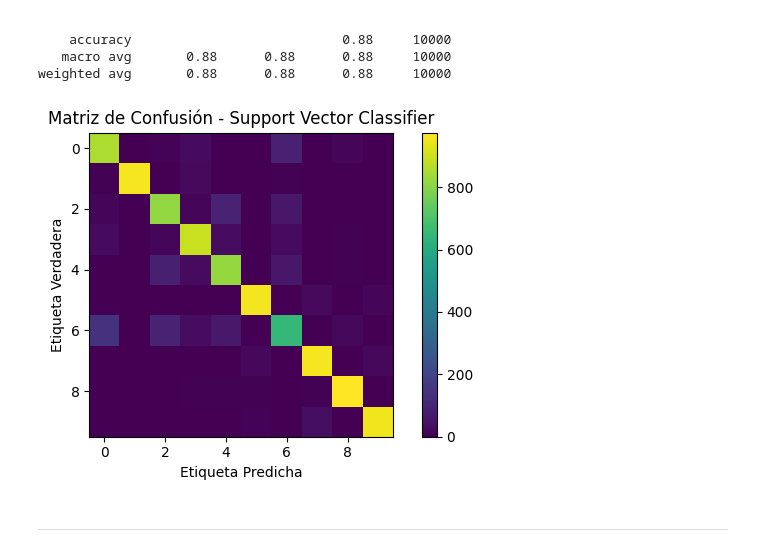
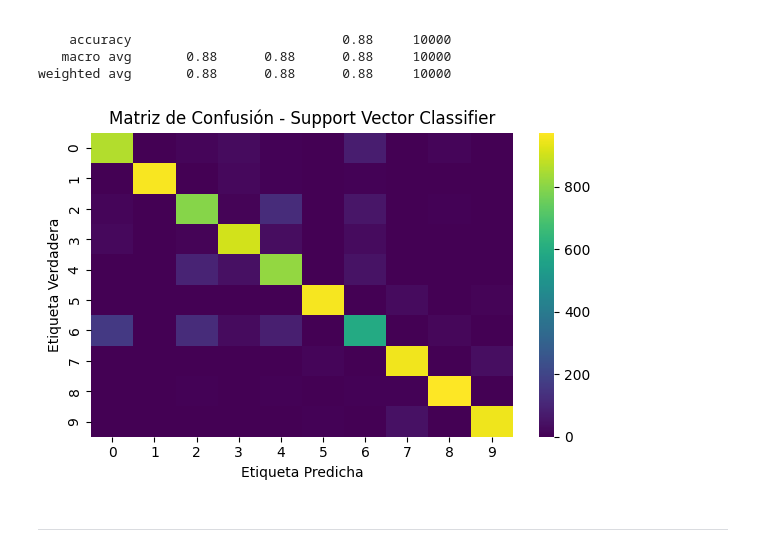
Before and after one commit to EstebanGomezVal/Proyecto1_ML, a Jupyter notebook: Lab_2.ipynb, the cells around one changed output. Drawn from its saved outputs; the diff is of its cells as text; code cells hidden in the pictures.

```diff
--- a/Lab_2.ipynb
+++ b/Lab_2.ipynb
@@ -150,5 +145,5 @@ svc.fit(X_train_scaled, y_train)
 # %% [output]
 SVC(gamma='auto', max_iter=10000, random_state=19)
 # %%
-y_pred = svc.predict(X_test_scaled)
+y_pred_svc = svc.predict(X_test_scaled)
 # %%
@@ -176,18 +171,17 @@ Reporte de SVC:
    macro avg       0.88      0.88      0.88     10000
 weighted avg       0.88      0.88      0.88     10000
 # %%
-confusion_mtx_svc = confusion_matrix(y_test, y_pred)
+confusion_mtx_svc = confusion_matrix(y_test, y_pred_svc)
 
 plt.figure(figsize=(6, 4))
-plt.imshow(confusion_mtx_svc)
+sns.heatmap(confusion_mtx_svc, cmap='viridis')
 plt.title('Matriz de Confusión - Support Vector Classifier')
 plt.xlabel('Etiqueta Predicha')
 plt.ylabel('Etiqueta Verdadera')
-plt.colorbar()
 plt.tight_layout()
 plt.show()
 # %% [output]
-[figure, old version]
+[figure, new version]
 # %% [markdown]
 ___
 # %% [markdown]
```
Also changed, not shown: parts of 27 cells of this notebook.
